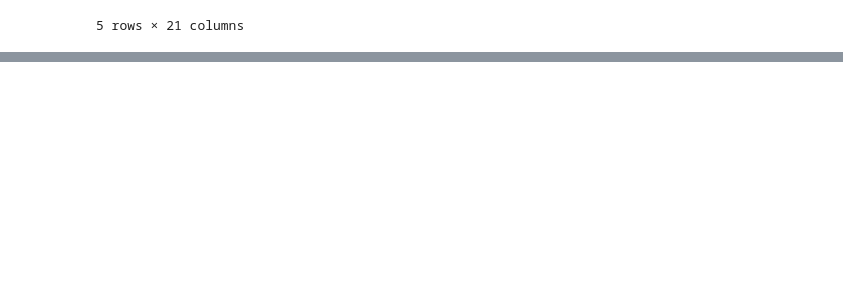
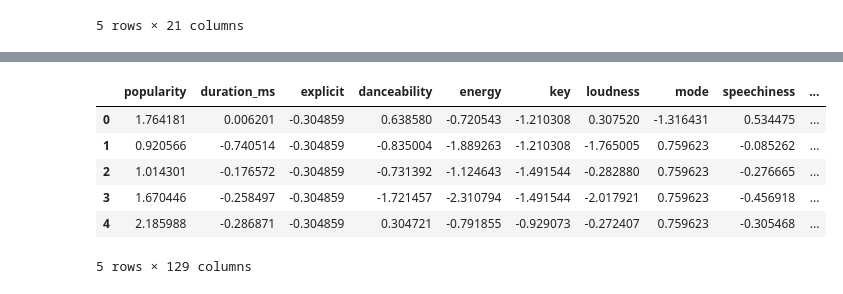
Before and after one commit to COGS118A/Group025-Wi23, a Jupyter notebook: dataset_cleaned.ipynb, the cells around one changed output, grey strips where cells are left out. Saved outputs shown, nothing was run; the diff lists cells and outputs as text; code cells hidden in the pictures; blank space fills up the shorter version.

```diff
--- a/dataset_cleaned.ipynb
+++ b/dataset_cleaned.ipynb
@@ -84,0 +104,21 @@ songlist
+# %%
+#Some more data cleaning - need to remove duplicate songs
+predf = predf.drop_duplicates()
+
+#normalize the data so that size doesnt bias results
+predf=(predf-predf.mean())/predf.std()
+
+
+#Reselect example here so get updated val
+example_user = predf.iloc[90000]
+k = 5
+model = NearestNeighbors(n_neighbors=k, algorithm="auto", metric='euclidean')
+predf.head()
+# %% [output]
+|  | popularity | duration_ms | explicit | danceability | energy | key | loudness | mode | speechiness | ... |
+| 0 | 1.764181 | 0.006201 | -0.304859 | 0.638580 | -0.720543 | -1.210308 | 0.307520 | -1.316431 | 0.534475 | ... |
+| 1 | 0.920566 | -0.740514 | -0.304859 | -0.835004 | -1.889263 | -1.210308 | -1.765005 | 0.759623 | -0.085262 | ... |
+| 2 | 1.014301 | -0.176572 | -0.304859 | -0.731392 | -1.124643 | -1.491544 | -0.282880 | 0.759623 | -0.276665 | ... |
+| 3 | 1.670446 | -0.258497 | -0.304859 | -1.721457 | -2.310794 | -1.491544 | -2.017921 | 0.759623 | -0.456918 | ... |
+| 4 | 2.185988 | -0.286871 | -0.304859 | 0.304721 | -0.791855 | -0.929073 | -0.272407 | 0.759623 | -0.305468 | ... |
+5 rows × 129 columns
```
Also changed, not shown: parts of 14 cells of this notebook.
